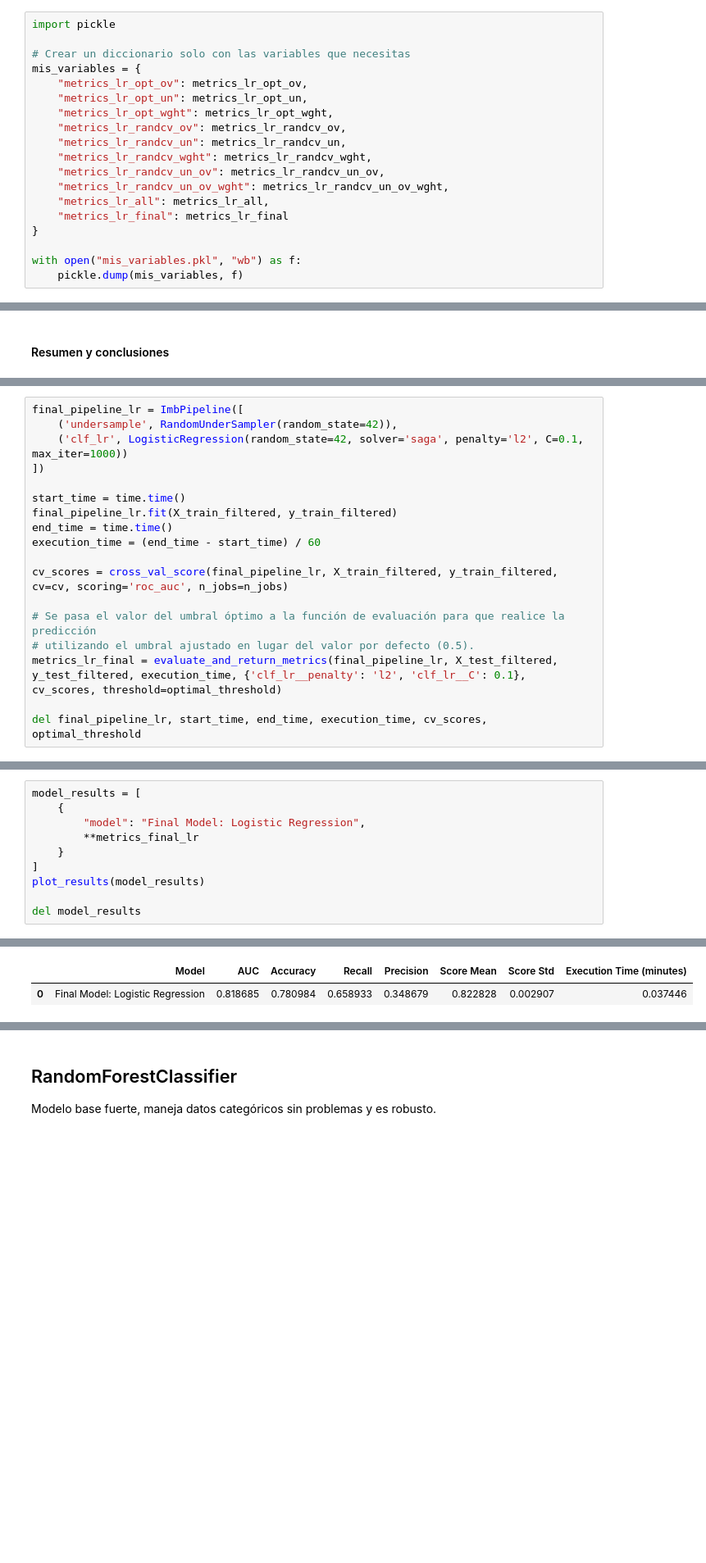
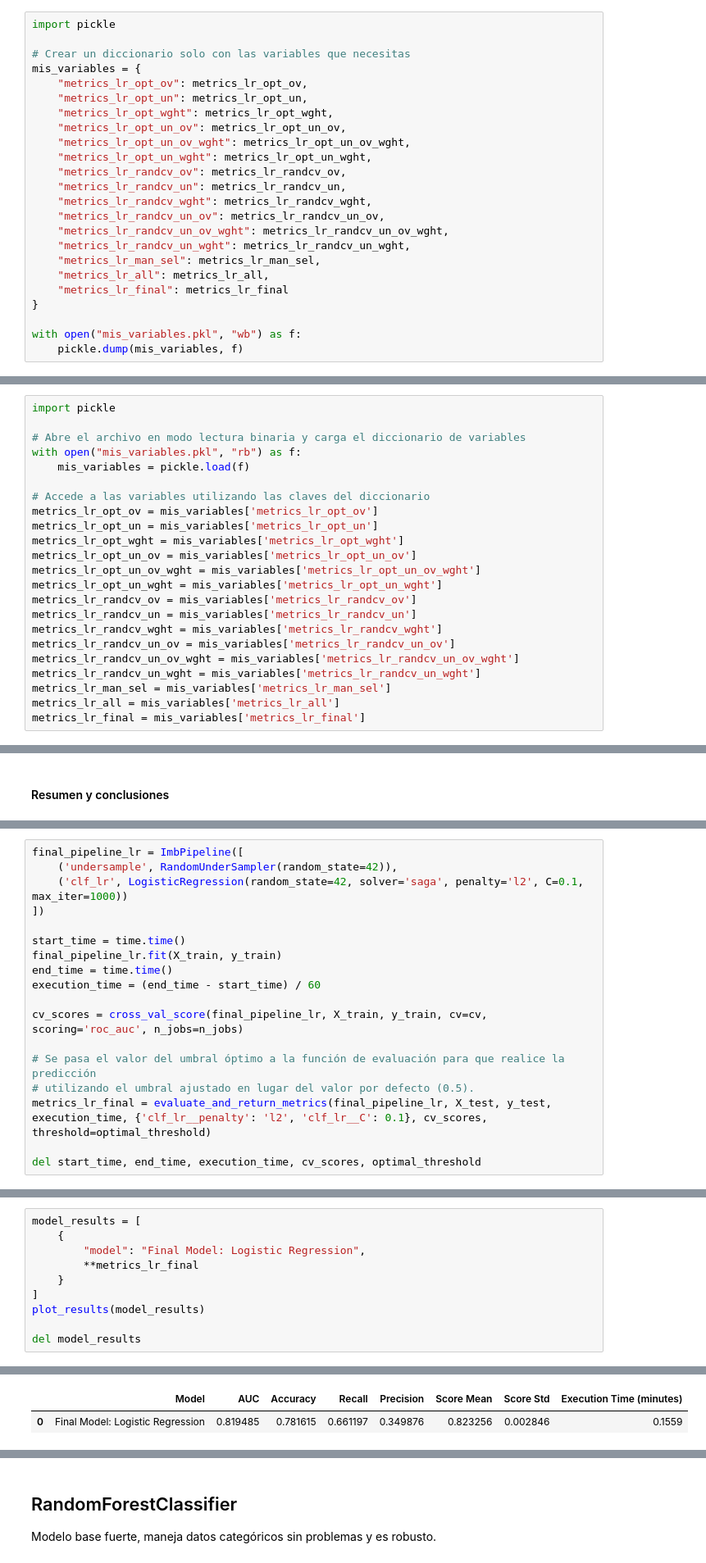
Before and after one commit to raquelgosalbezsirvent/Diabetes-Health-Indicators-ML, a Jupyter notebook: Practica_final.ipynb, the cells around one changed output, grey strips where cells are left out. Shown at 82% size. Cells and saved outputs as stored; diff of their text form; blank space fills up the shorter version.

```diff
--- a/Practica_final.ipynb
+++ b/Practica_final.ipynb
@@ -112,11 +114,16 @@ mis_variables = {
     "metrics_lr_opt_ov": metrics_lr_opt_ov,
     "metrics_lr_opt_un": metrics_lr_opt_un,
     "metrics_lr_opt_wght": metrics_lr_opt_wght,
+    "metrics_lr_opt_un_ov": metrics_lr_opt_un_ov,
+    "metrics_lr_opt_un_ov_wght": metrics_lr_opt_un_ov_wght,
+    "metrics_lr_opt_un_wght": metrics_lr_opt_un_wght,
     "metrics_lr_randcv_ov": metrics_lr_randcv_ov,
     "metrics_lr_randcv_un": metrics_lr_randcv_un,
     "metrics_lr_randcv_wght": metrics_lr_randcv_wght,
     "metrics_lr_randcv_un_ov": metrics_lr_randcv_un_ov,
     "metrics_lr_randcv_un_ov_wght": metrics_lr_randcv_un_ov_wght,
+    "metrics_lr_randcv_un_wght": metrics_lr_randcv_un_wght,
+    "metrics_lr_man_sel": metrics_lr_man_sel,
     "metrics_lr_all": metrics_lr_all,
     "metrics_lr_final": metrics_lr_final
 }
@@ -131,3 +133,26 @@ dill.load_session('mis_variables.pkl')
+# %%
+import pickle
+
+# Abre el archivo en modo lectura binaria y carga el diccionario de variables
+with open("mis_variables.pkl", "rb") as f:
+    mis_variables = pickle.load(f)
+
+# Accede a las variables utilizando las claves del diccionario
+metrics_lr_opt_ov = mis_variables['metrics_lr_opt_ov']
+metrics_lr_opt_un = mis_variables['metrics_lr_opt_un']
+metrics_lr_opt_wght = mis_variables['metrics_lr_opt_wght']
+metrics_lr_opt_un_ov = mis_variables['metrics_lr_opt_un_ov']
+metrics_lr_opt_un_ov_wght = mis_variables['metrics_lr_opt_un_ov_wght']
+metrics_lr_opt_un_wght = mis_variables['metrics_lr_opt_un_wght']
+metrics_lr_randcv_ov = mis_variables['metrics_lr_randcv_ov']
+metrics_lr_randcv_un = mis_variables['metrics_lr_randcv_un']
+metrics_lr_randcv_wght = mis_variables['metrics_lr_randcv_wght']
+metrics_lr_randcv_un_ov = mis_variables['metrics_lr_randcv_un_ov']
+metrics_lr_randcv_un_ov_wght = mis_variables['metrics_lr_randcv_un_ov_wght']
+metrics_lr_randcv_un_wght = mis_variables['metrics_lr_randcv_un_wght']
+metrics_lr_man_sel = mis_variables['metrics_lr_man_sel']
+metrics_lr_all = mis_variables['metrics_lr_all']
+metrics_lr_final = mis_variables['metrics_lr_final']
 # %% [markdown]
 # Dataset
 # %%
@@ -1843,15 +2069,15 @@ final_pipeline_lr = ImbPipeline([
 ])
 
 start_time = time.time()
-final_pipeline_lr.fit(X_train_filtered, y_train_filtered)
+final_pipeline_lr.fit(X_train, y_train)
 end_time = time.time()
 execution_time = (end_time - start_time) / 60
 
-cv_scores = cross_val_score(final_pipeline_lr, X_train_filtered, y_train_filtered, cv=cv, scoring='roc_auc', n_jobs=n_jobs)
+cv_scores = cross_val_score(final_pipeline_lr, X_train, y_train, cv=cv, scoring='roc_auc', n_jobs=n_jobs)
 
 # Se pasa el valor del umbral óptimo a la función de evaluación para que realice la predicción
 # utilizando el umbral ajustado en lugar del valor por defecto (0.5).
-metrics_lr_final = evaluate_and_return_metrics(final_pipeline_lr, X_test_filtered, y_test_filtered, execution_time, {'clf_lr__penalty': 'l2', 'clf_lr__C': 0.1}, cv_scores, threshold=optimal_threshold)
+metrics_lr_final = evaluate_and_return_metrics(final_pipeline_lr, X_test, y_test, execution_time, {'clf_lr__penalty': 'l2', 'clf_lr__C': 0.1}, cv_scores, threshold=optimal_threshold)
 
-del final_pipeline_lr, start_time, end_time, execution_time, cv_scores, optimal_threshold
+del start_time, end_time, execution_time, cv_scores, optimal_threshold
 # %% [output]
@@ -1869,15 +2095,15 @@ Cross-Validation AUC: Mean = 0.8228, Std = 0.0029
 # %%
 model_results = [
     {
         "model": "Final Model: Logistic Regression",
-        **metrics_final_lr
+        **metrics_lr_final
     }
 ]
 plot_results(model_results)
 
 del model_results
 # %% [output]
 Summary Table:
 |  | Model | AUC | Accuracy | Recall | Precision | Score Mean | Score Std | Execution Time (minutes) |
-| 0 | Final Model: Logistic Regression | 0.818685 | 0.780984 | 0.658933 | 0.348679 | 0.822828 | 0.002907 | 0.037446 |
+| 0 | Final Model: Logistic Regression | 0.819485 | 0.781615 | 0.661197 | 0.349876 | 0.823256 | 0.002846 | 0.1559 |
 [figure]
```
Also changed, not shown: parts of 30 cells of this notebook, 1 other file.
